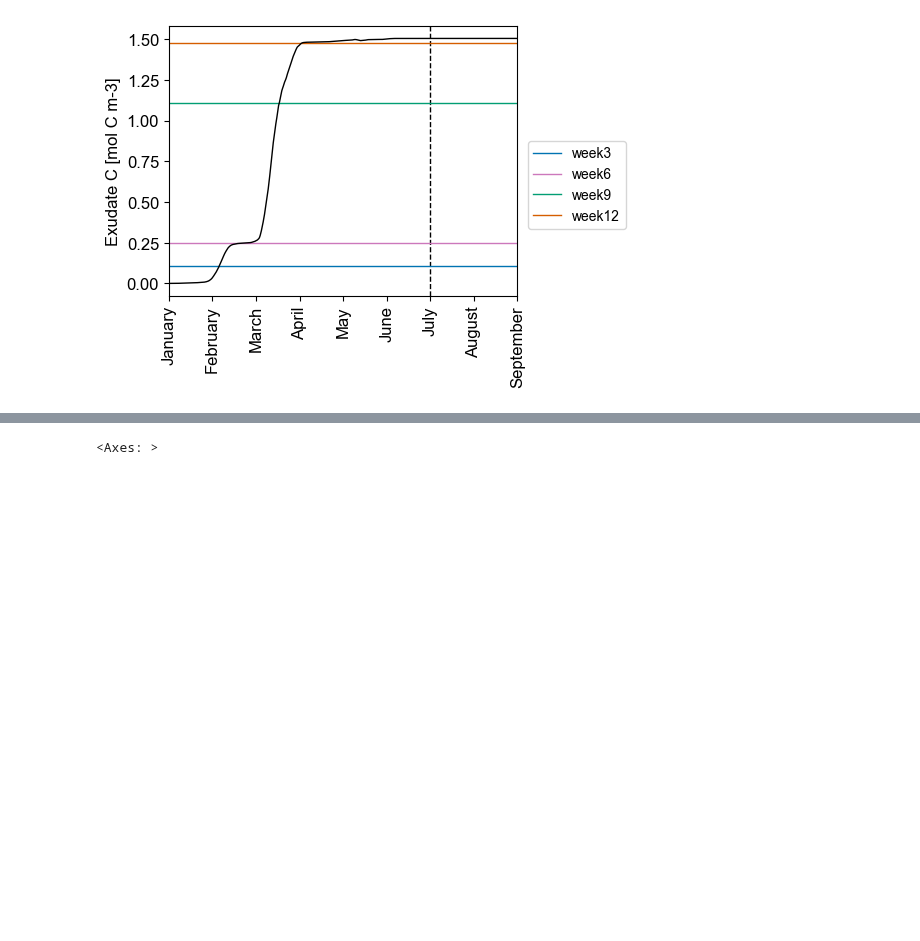
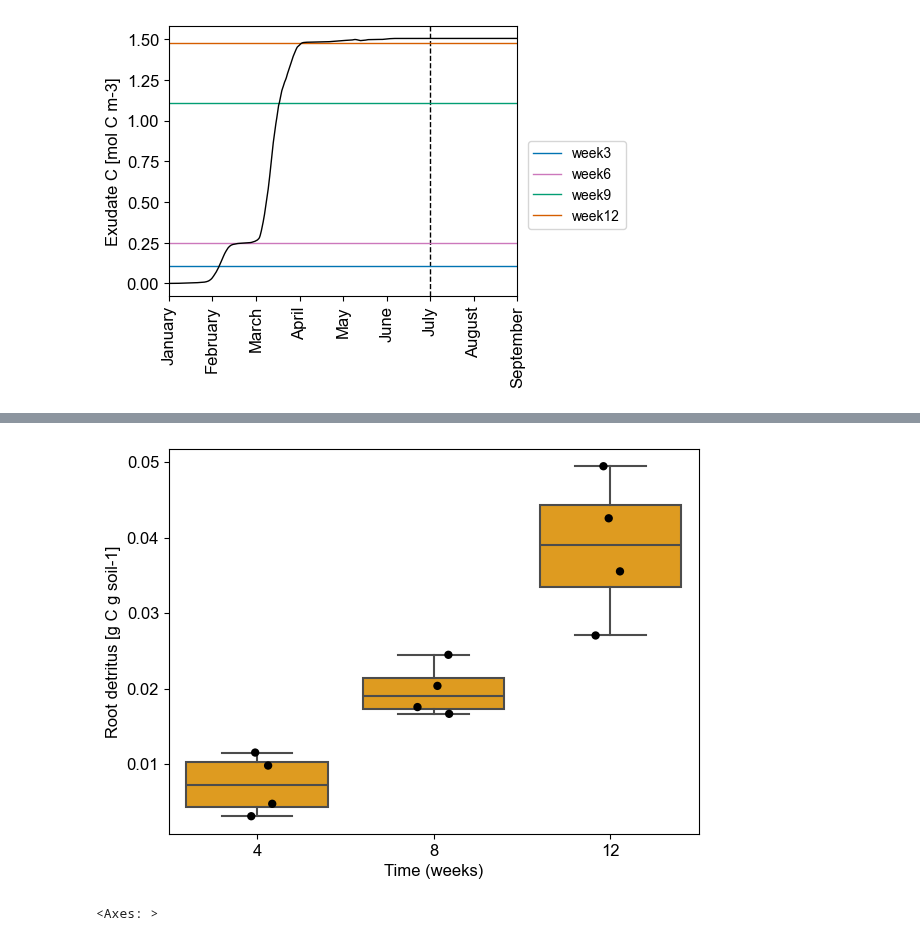
Before and after one commit to giannamars/DEBmicroTrait.jl, a Jupyter notebook: scripts/post_processing/rhizosphere_simulations.ipynb, the cells around one changed output, grey strips where cells are left out. Cells and saved outputs as stored; diff of their text form; code cells hidden in the pictures; blank space fills up the shorter version.

```diff
--- a/scripts/post_processing/rhizosphere_simulations.ipynb
+++ b/scripts/post_processing/rhizosphere_simulations.ipynb
@@ -281,3 +316,11 @@ plt.savefig("/Users/glmarschmann/.julia/dev/DEBmicroTrait/files/avena/TOC_avena_
+# %%
+ax = sns.stripplot(x="weeks", y="weekCrootg", data=df_avena.replace(["week3", "week9", "week12"], [4, 8, 12]), dodge=False, size=6, label='', palette=['k', 'k', 'k'])
+ax = sns.boxplot(x="weeks", y="weekCrootg", data=df_avena.replace(["week3", "week9", "week12"], [4, 8, 12]), palette=['#FEA500', '#FEA500', '#FEA500', '#FEA500'], showfliers=False)
+plt.ylabel("Root detritus [g C g soil-1]")
+plt.xlabel("Time (weeks)")
+plt.savefig("/Users/glmarschmann/.julia/dev/DEBmicroTrait/files/avena/detritus_avena_2018_2013_2012_2006.svg", format='svg')
+# %% [output]
+[figure, added]
 # %%
 plt.rcParams.update(params)
 plt.figure(1)
```
Also changed, not shown: parts of 12 cells of this notebook, 12 other files.
